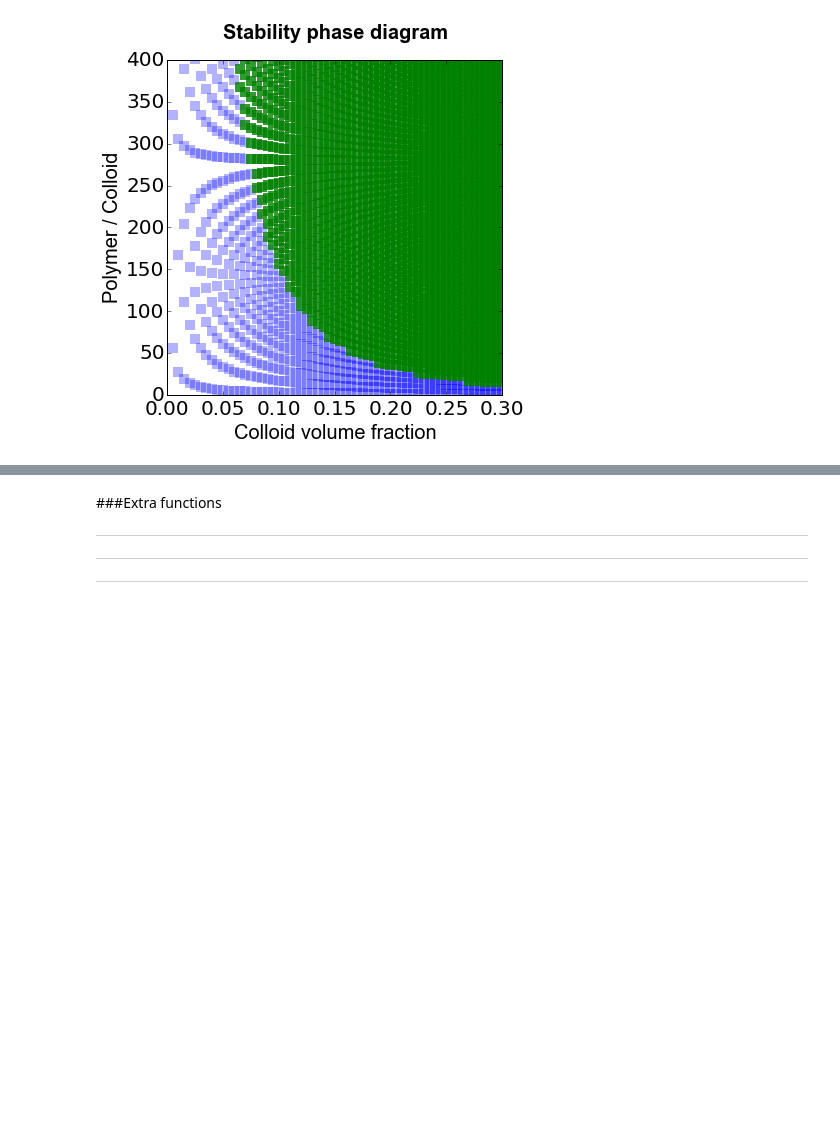
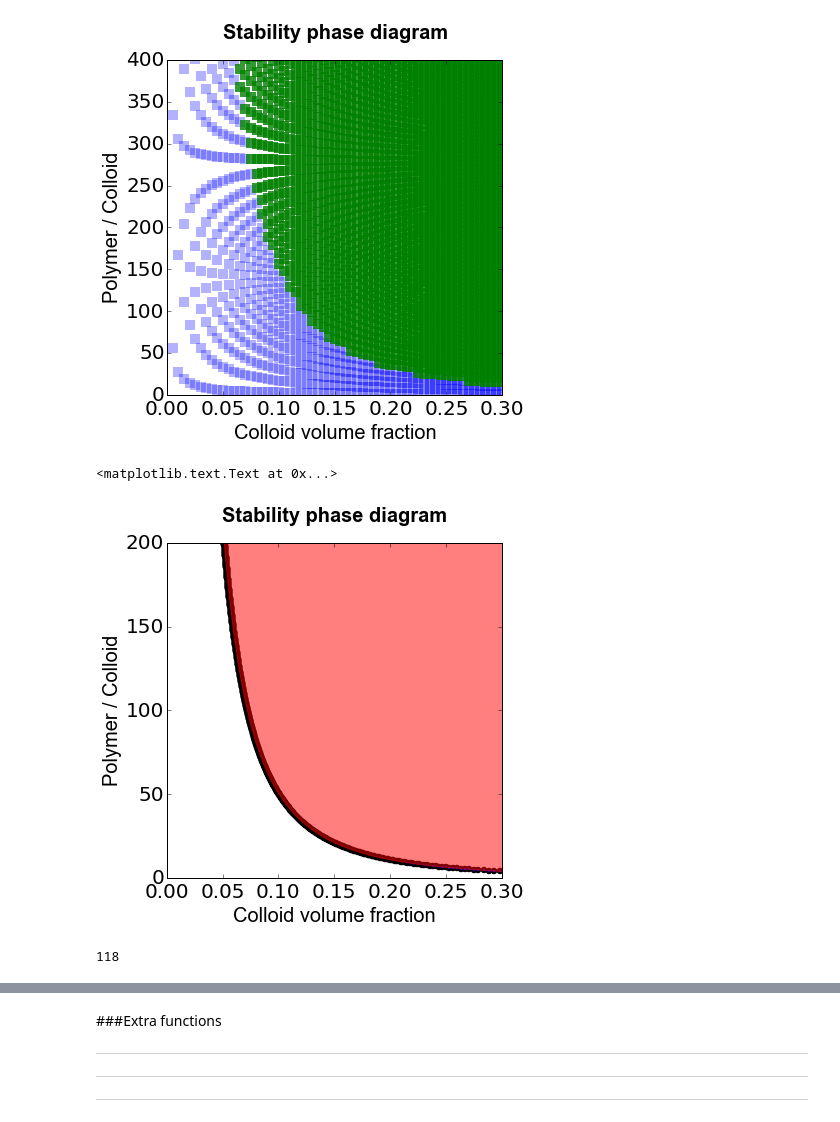
Before and after one commit to rjadrich/depletion_gel_model, a Jupyter notebook: depletion_gel_theory.ipynb, the cells around one changed output, grey strips where cells are left out. Saved outputs shown, nothing was run; the diff lists cells and outputs as text; code cells hidden in the pictures; blank space fills up the shorter version.

```diff
--- a/depletion_gel_theory.ipynb
+++ b/depletion_gel_theory.ipynb
@@ -540,0 +698,38 @@ plt.title("Stability phase diagram", y=1.05, fontdict = title_font)
+# %%
+#font scpecifications
+title_font = {'family' : 'arial', 'color'  : 'black', 'weight' : 'heavy','size': 20}
+axis_label_font = {'family' : 'arial', 'color'  : 'black', 'weight' : 'normal','size': 20}
+
+#figure size and tick style
+plt.rcParams["figure.figsize"] = [6,6]
+plt.rc('axes',edgecolor='black',linewidth=1)
+plt.tick_params(which='both', axis='both', color='black', length=4, width=0.5)
+plt.rcParams['xtick.direction'] = 'in'
+plt.rcParams['ytick.direction'] = 'in'
+
+
+plt.xlabel('Colloid volume fraction', fontsize=20, fontdict = axis_label_font)
+plt.ylabel('Polymer / Colloid', fontsize=20, fontdict = axis_label_font)
+#plt.plot(boundary[3], boundary[2], c="r", linestyle = '-', linewidth = 2)
+plt.scatter(boundary[3], boundary[2], c="b", linestyle = '-', linewidth = 2)
+plt.ylim((0,200))
+plt.xlim((0,0.3))
+
+#fill in where the instability lies
+upper_bound = [2000000.0 for x in range(len(boundary[2]))]
+plt.fill_between(boundary[3], upper_bound, boundary[2], alpha=0.5, color='r')
+
+#title and axis labels
+plt.tick_params(axis='both', labelsize=20)
+plt.title("Stability phase diagram", y=1.05, fontdict = title_font)
+# %% [output]
+<matplotlib.text.Text at 0x...>
+[figure, added]
+# %%
+boundary[0].append(p_c_spinodal)
+                boundary[1].append(p_p)
+                boundary[2].append(p_p/p_c_spinodal)
+                boundary[3].append(((pi/6.0)*d_c*d_c*d_c)*p_c_spinodal)
+                boundary[4].append(((pi/6.0)*d_p*d_p*d_p)*p_p)
+# %% [output]
+118
```
Also changed, not shown: parts of 17 cells of this notebook.
